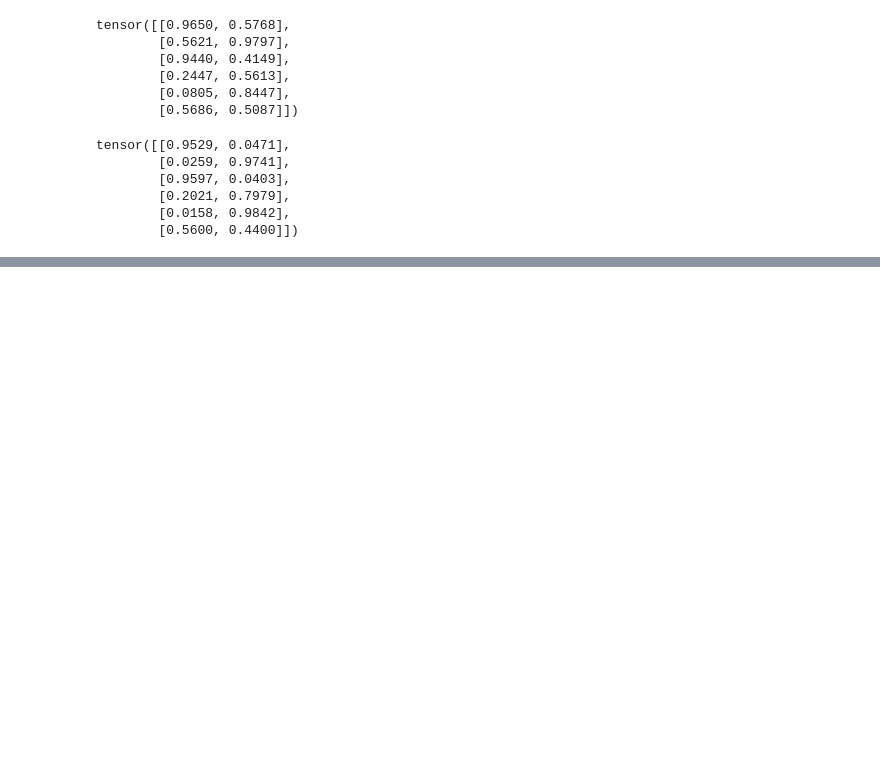
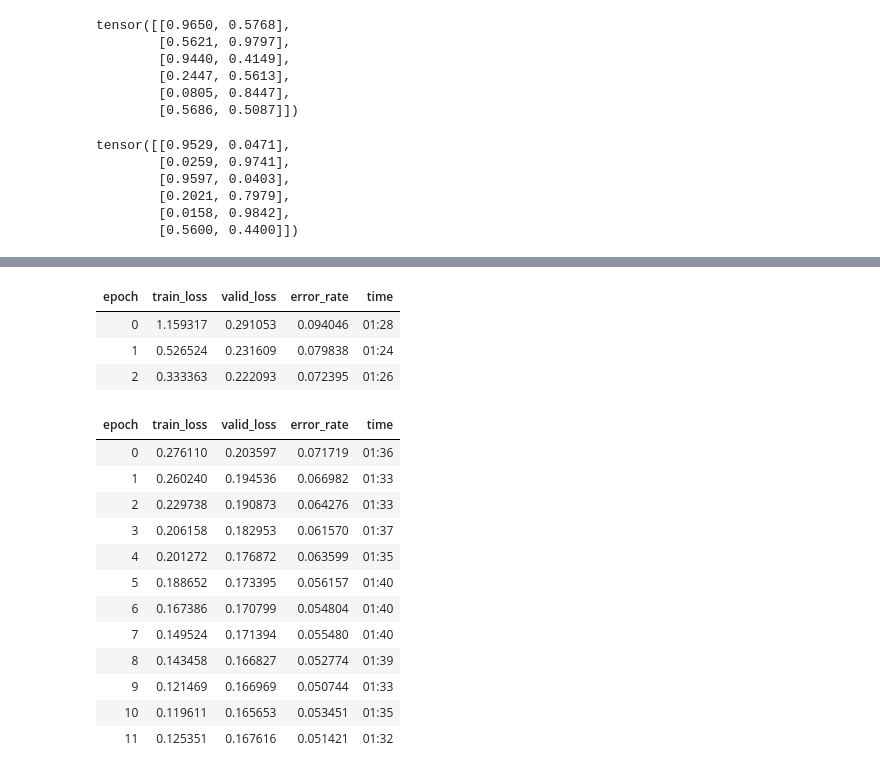
Before and after one commit to jaehwi0823/fastaibook, a Jupyter notebook: ch5_01.ipynb, the cells around one changed output, grey strips where cells are left out. Drawn from its saved outputs; the diff is of its cells as text; code cells hidden in the pictures; blank space fills up the shorter version.

```diff
--- a/ch5_01.ipynb
+++ b/ch5_01.ipynb
@@ -0,0 +5,9 @@
+# %%
+path = untar_data(URLs.PETS)
+pets = DataBlock(blocks = (ImageBlock, CategoryBlock),
+                 get_items=get_image_files,
+                 splitter=RandomSplitter(seed=42),
+                 get_y=using_attr(RegexLabeller(r'(.+)_\d+.jpg$'), 'name'),
+                 item_tfms=Resize(460),
+                 batch_tfms=aug_transforms(size=224, min_scale=0.75))
+dls = pets.dataloaders(path/"images")
@@ -29,0 +65,23 @@ tensor([[0.9529, 0.0471],
+# %%
+learn = cnn_learner(dls, resnet34, metrics=error_rate)
+learn.fit_one_cycle(3, 3e-3)
+learn.unfreeze()
+learn.fit_one_cycle(12, lr_max=slice(1e-6,1e-4))
+# %% [output]
+| epoch | train_loss | valid_loss | error_rate | time |
+| 0 | 1.159317 | 0.291053 | 0.094046 | 01:28 |
+| 1 | 0.526524 | 0.231609 | 0.079838 | 01:24 |
+| 2 | 0.333363 | 0.222093 | 0.072395 | 01:26 |
+| epoch | train_loss | valid_loss | error_rate | time |
+| 0 | 0.276110 | 0.203597 | 0.071719 | 01:36 |
+| 1 | 0.260240 | 0.194536 | 0.066982 | 01:33 |
+| 2 | 0.229738 | 0.190873 | 0.064276 | 01:33 |
+| 3 | 0.206158 | 0.182953 | 0.061570 | 01:37 |
+| 4 | 0.201272 | 0.176872 | 0.063599 | 01:35 |
+| 5 | 0.188652 | 0.173395 | 0.056157 | 01:40 |
+| 6 | 0.167386 | 0.170799 | 0.054804 | 01:40 |
+| 7 | 0.149524 | 0.171394 | 0.055480 | 01:40 |
+| 8 | 0.143458 | 0.166827 | 0.052774 | 01:39 |
+| 9 | 0.121469 | 0.166969 | 0.050744 | 01:33 |
+| 10 | 0.119611 | 0.165653 | 0.053451 | 01:35 |
+| 11 | 0.125351 | 0.167616 | 0.051421 | 01:32 |
```
Also changed, not shown: parts of 4 cells of this notebook, 2 other files.
